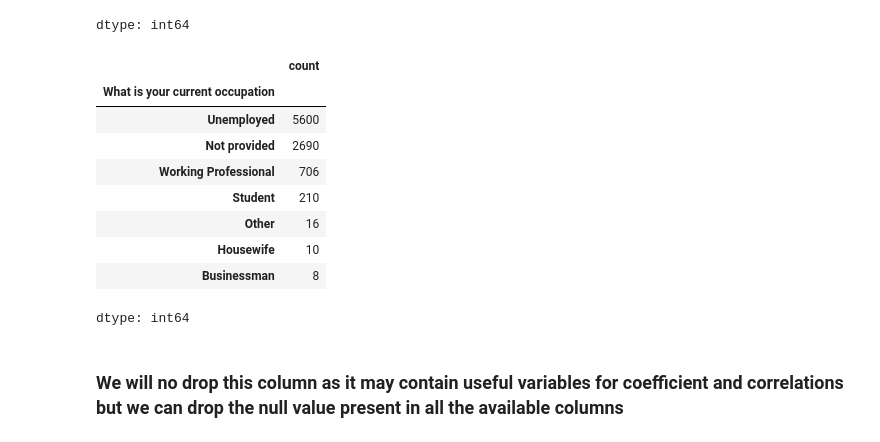
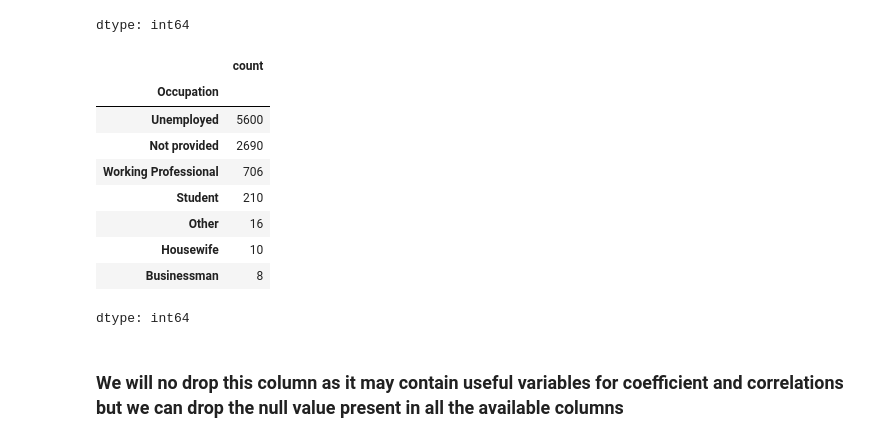
Before and after one commit to bunnynoddy14/Lead_score, a Jupyter notebook: Lead_score.ipynb, the cells around one changed output. Saved outputs shown, nothing was run; the diff lists cells and outputs as text; code cells hidden in the pictures.

```diff
--- a/Lead_score.ipynb
+++ b/Lead_score.ipynb
@@ -250,12 +253,15 @@ df['City'].fillna('Not provided', inplace=True)
 df['Country'].fillna('Not provided', inplace=True)
 # %%
 df['What is your current occupation'].fillna('Not provided', inplace=True)
+# %%
+## renaming What is your current occupation to "Occupation"
+df = df.rename(columns={'What is your current occupation':'Occupation'})
 # %%
 ## Checking the value in What is your current occupation
-df['What is your current occupation'].value_counts()
+df['Occupation'].value_counts()
 # %% [output]
 |  | count |
-| What is your current occupation |  |
+| Occupation |  |
 | Unemployed | 5600 |
 | Not provided | 2690 |
 | Working Professional | 706 |
```
Also changed, not shown: parts of 56 cells of this notebook.
